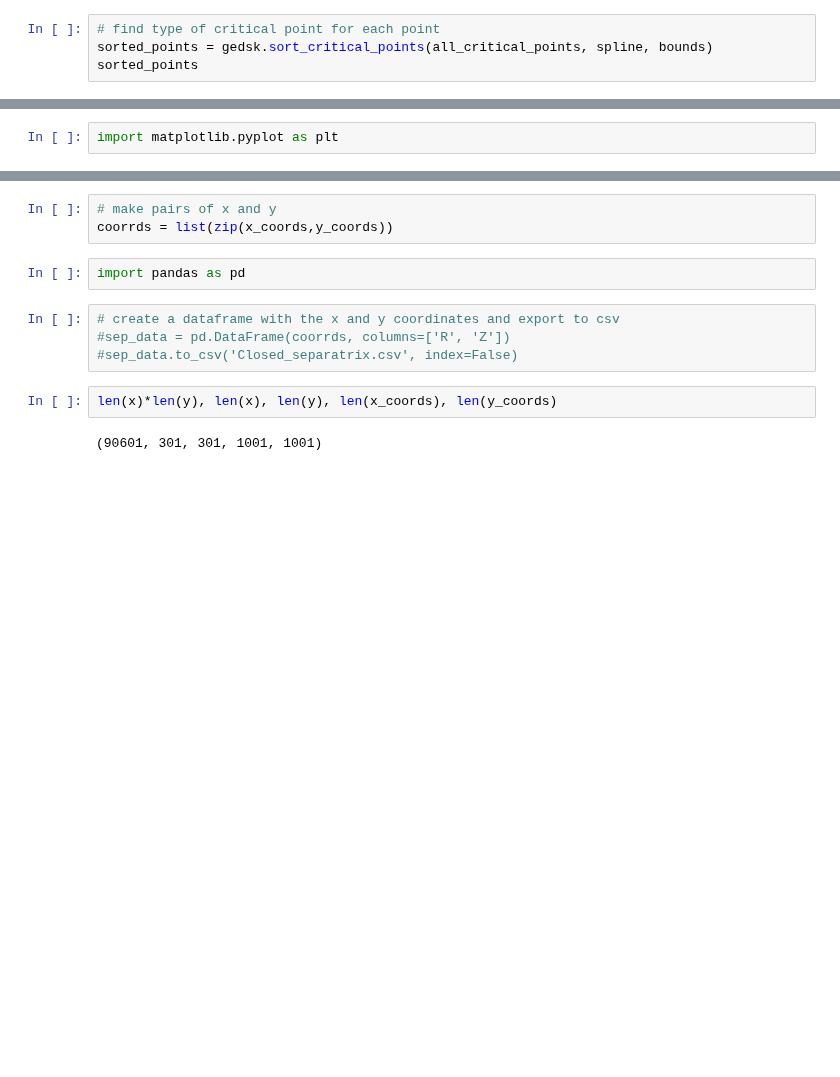
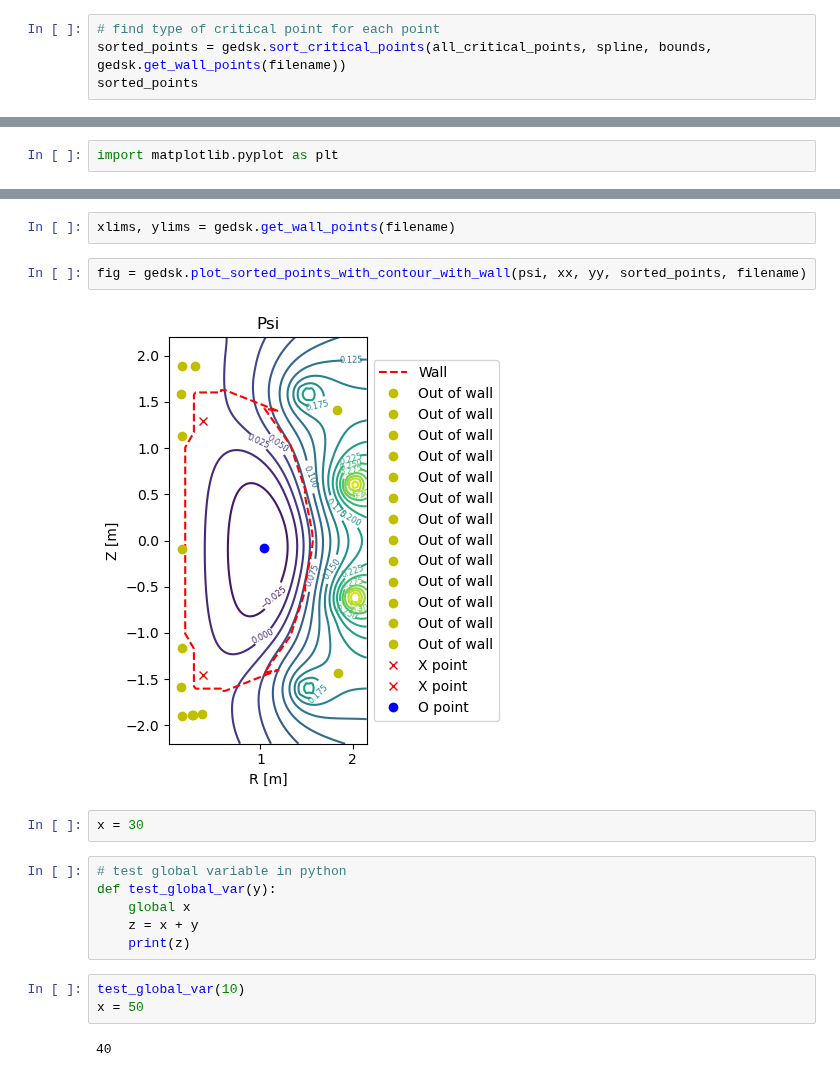
Before and after one commit to Fuad-HH/eqdsk2py, a Jupyter notebook: allCritPoints.ipynb, the cells around one changed output, grey strips where cells are left out. Saved outputs shown, nothing was run; the diff lists cells and outputs as text; blank space fills up the shorter version.

```diff
--- a/allCritPoints.ipynb
+++ b/allCritPoints.ipynb
@@ -30,5 +41,5 @@ gedsk.plotPoints_on_psi_contour(psi, xx, yy, points=all_critical_points)
 # %%
 # find type of critical point for each point
-sorted_points = gedsk.sort_critical_points(all_critical_points, spline, bounds)
+sorted_points = gedsk.sort_critical_points(all_critical_points, spline, bounds, gedsk.get_wall_points(filename))
 sorted_points
 # %% [output]
@@ -111,13 +64,19 @@ y_coords = v[:,1]
-# %%
-# make pairs of x and y
-coorrds = list(zip(x_coords,y_coords))
-# %%
-import pandas as pd
-# %%
-# create a dataframe with the x and y coordinates and export to csv
-#sep_data = pd.DataFrame(coorrds, columns=['R', 'Z'])
-#sep_data.to_csv('Closed_separatrix.csv', index=False)
-# %%
-len(x)*len(y), len(x), len(y), len(x_coords), len(y_coords)
-# %% [output]
-(90601, 301, 301, 1001, 1001)
+# %%
+xlims, ylims = gedsk.get_wall_points(filename)
+# %%
+fig = gedsk.plot_sorted_points_with_contour_with_wall(psi, xx, yy, sorted_points, filename)
+# %% [output]
+[figure, added]
+# %%
+x = 30
+# %%
+# test global variable in python
+def test_global_var(y):
+    global x
+    z = x + y
+    print(z)
+# %%
+test_global_var(10)
+x = 50
+# %% [output]
+40
```
Also changed, not shown: parts of 11 cells of this notebook, 2 other files.
